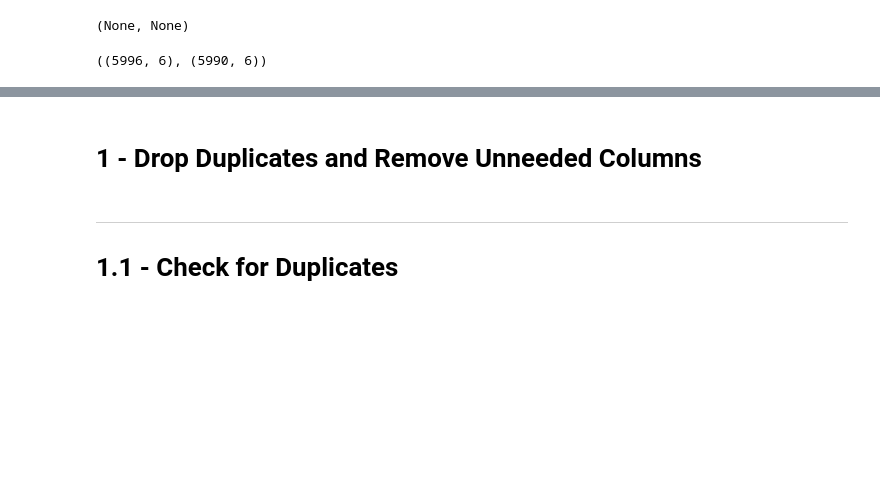
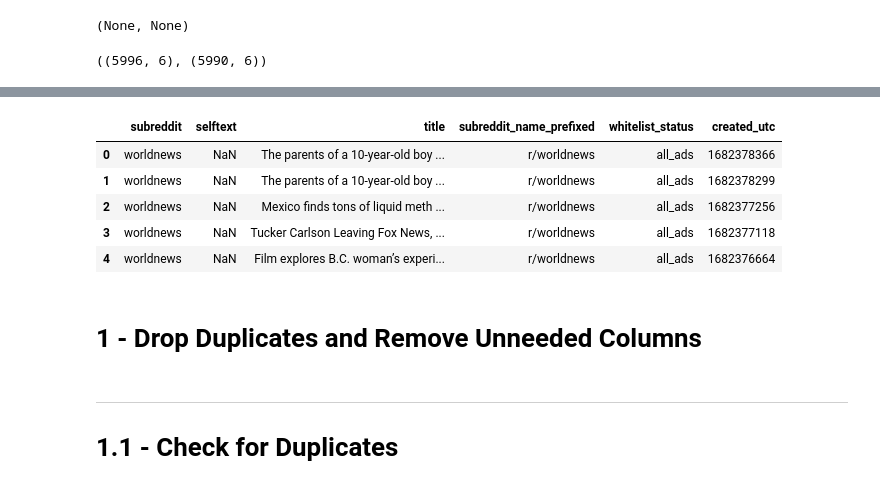
Before and after one commit to drossDS/Humor_Identification_with_NLP, a Jupyter notebook: code/2-Data_Cleaning.ipynb, the cells around one changed output, grey strips where cells are left out. Saved outputs shown, nothing was run; the diff lists cells and outputs as text; code cells hidden in the pictures; blank space fills up the shorter version.

```diff
--- a/code/2-Data_Cleaning.ipynb
+++ b/code/2-Data_Cleaning.ipynb
@@ -31,3 +40,12 @@ onion.shape, wldnws.shape
+# %%
+wldnws.head()
+# %% [output]
+|  | subreddit | selftext | title | subreddit_name_prefixed | whitelist_status | created_utc |
+| 0 | worldnews | NaN | The parents of a 10-year-old boy ... | r/worldnews | all_ads | 1682378366 |
+| 1 | worldnews | NaN | The parents of a 10-year-old boy ... | r/worldnews | all_ads | 1682378299 |
+| 2 | worldnews | NaN | Mexico finds tons of liquid meth ... | r/worldnews | all_ads | 1682377256 |
+| 3 | worldnews | NaN | Tucker Carlson Leaving Fox News, ... | r/worldnews | all_ads | 1682377118 |
+| 4 | worldnews | NaN | Film explores B.C. woman’s experi... | r/worldnews | all_ads | 1682376664 |
 # %% [markdown]
 # 1 - Drop Duplicates and Remove Unneeded Columns
 # %% [markdown]
```
Also changed, not shown: parts of 15 cells of this notebook.
